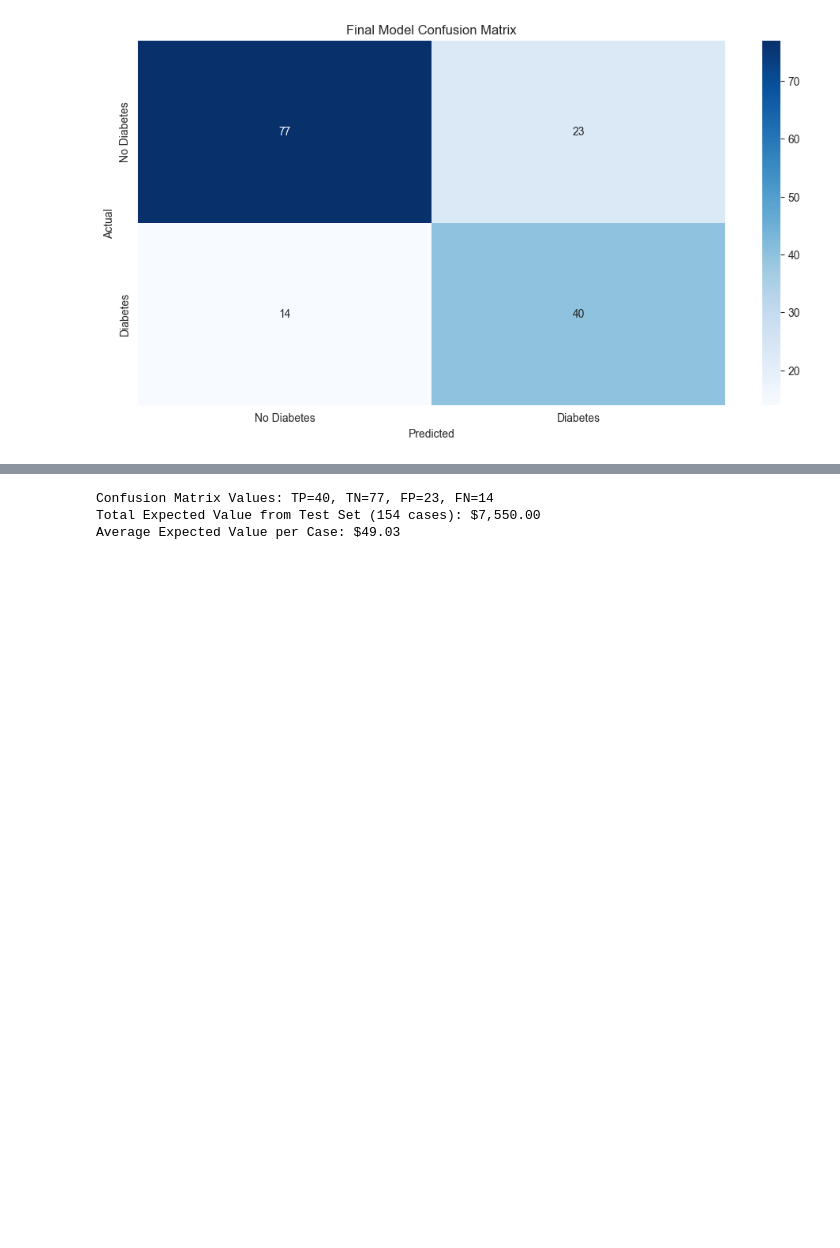
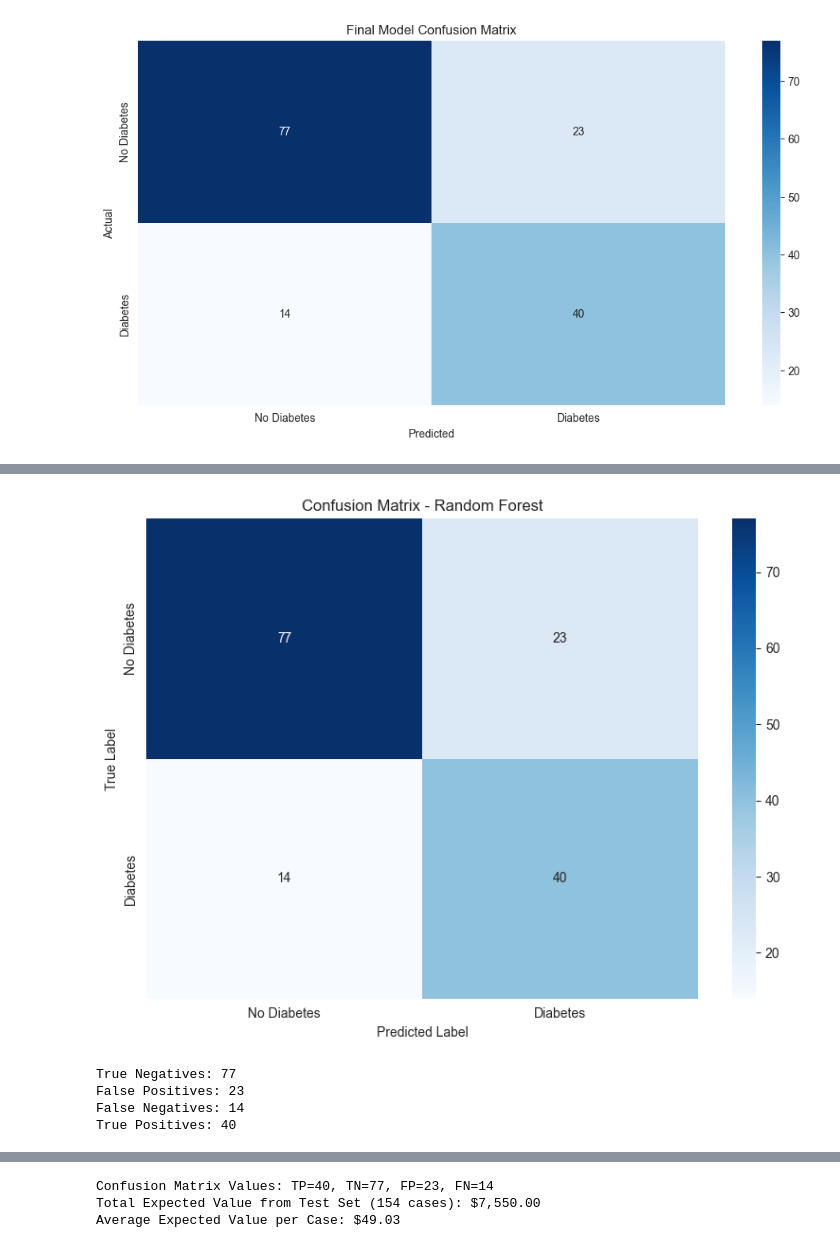
Before and after one commit to tireinny/BANA-273-Final-Project, a Jupyter notebook: Diabetes_Prediction_V2.ipynb, the cells around one changed output, grey strips where cells are left out. Cells and saved outputs as stored; diff of their text form; code cells hidden in the pictures; blank space fills up the shorter version.

```diff
--- a/Diabetes_Prediction_V2.ipynb
+++ b/Diabetes_Prediction_V2.ipynb
@@ -207,0 +300,30 @@ ROC-AUC Score: 0.8267
+# %%
+##Visualize confusion matrix
+import seaborn as sns ##import seaborn
+import matplotlib.pyplot as plt ##import plotting library
+from sklearn.metrics import confusion_matrix ##import confusion matrix function
+
+##Calculate confusion matrix
+cm = confusion_matrix(y_test, y_pred) ##compute confusion matrix
+
+##Plot confusion matrix
+plt.figure(figsize=(8, 6)) ##set figure size
+sns.heatmap(cm, annot=True, fmt='d', cmap='Blues', cbar=True, ##create heatmap
+            xticklabels=['No Diabetes', 'Diabetes'], ##set x labels
+            yticklabels=['No Diabetes', 'Diabetes']) ##set y labels
+plt.title('Confusion Matrix - Random Forest') ##add title
+plt.ylabel('True Label') ##add y-label
+plt.xlabel('Predicted Label') ##add x-label
+plt.tight_layout() ##adjust layout
+plt.show() ##display plot
+
+print(f"True Negatives: {cm[0,0]}") ##print TN
+print(f"False Positives: {cm[0,1]}") ##print FP
+print(f"False Negatives: {cm[1,0]}") ##print FN
+print(f"True Positives: {cm[1,1]}") ##print TP
+# %% [output]
+[figure, added]
+True Negatives: 77
+False Positives: 23
+False Negatives: 14
+True Positives: 40
```
Also changed, not shown: parts of 5 cells of this notebook, 4 other files.
